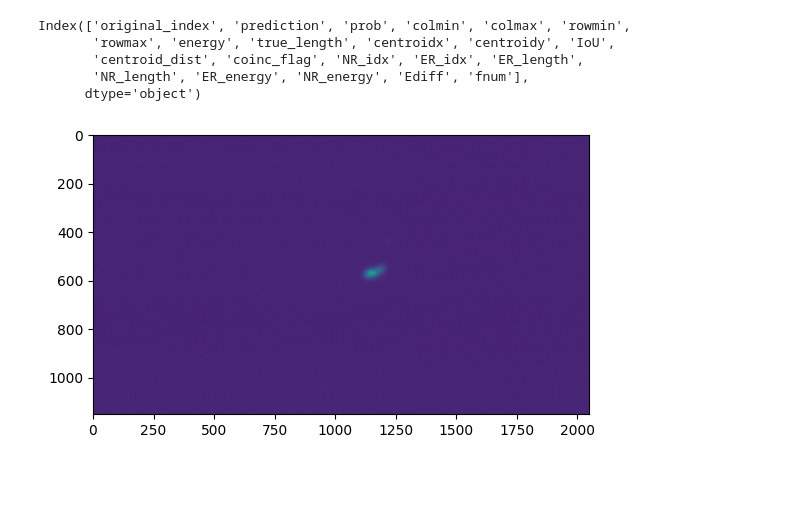
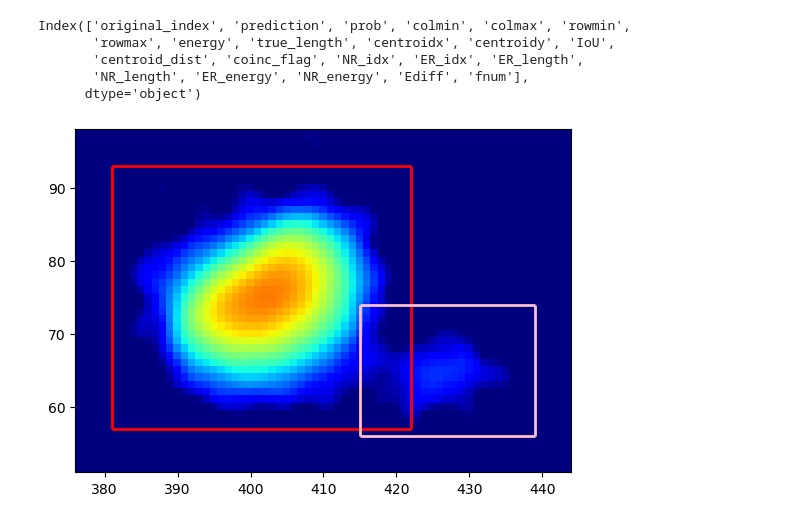
Before and after one commit to jschuel/migYOLO, a Jupyter notebook: migYOLO/main/Migdal_skim_visualization.ipynb, the cells around one changed output. Cells and saved outputs as stored; diff of their text form; code cells hidden in the pictures; blank space fills up the shorter version.

```diff
--- a/migYOLO/main/Migdal_skim_visualization.ipynb
+++ b/migYOLO/main/Migdal_skim_visualization.ipynb
@@ -90,14 +110,29 @@ def quick_read(MTIFF_file,frame_index):
         image = tif.asarray(key=frame_index)
     return image
 # %%
-def plot_event(df,i):
+def plot_event(df,i,process_image):
     tmp = df.iloc[i]
     imfile_basename = 'Images_batch_'
     imname = imagepath+'/'+imfile_basename+str(tmp['fnum'])+'.MTIFF'
     im = quick_read(imname,tmp['original_index'])
-    plt.imshow(im)
-    return im
+    if process_image:
+        a = downsample(im)
+        im = a.processedImages
+    im[im<0] = 0
+    plt.imshow(np.log10(im+1),cmap='jet',vmin = 1.4,vmax=4)
+    colors = {0:'pink',1:'cyan',2:'red',3:'yellow',4:'goldenrod',5:'white',6:'green',7:'darkgreen',8:'white'}
+    for cmin,cmax,rmin,rmax,pred in zip(tmp['colmin'],tmp['colmax'],tmp['rowmin'],tmp['rowmax'],tmp['prediction']):
+        plt.hlines(rmin,cmin,cmax,color = colors[pred],lw=2)
+        plt.hlines(rmax,cmin,cmax,color = colors[pred],lw=2)
+        plt.vlines(cmin,rmin,rmax,color = colors[pred],lw=2)
+        plt.vlines(cmax,rmin,rmax,color = colors[pred],lw=2)
+    xmin = tmp['colmin'].min()
+    xmax = tmp['colmax'].max()
+    ymin = tmp['rowmin'].min()
+    ymax = tmp['rowmax'].max()
+    plt.xlim(xmin-5,xmax+5)
+    plt.ylim(ymin-5,ymax+5)
 # %%
-im = plot_event(migs,0)
+plot_event(migs,0,process_image = True)
 # %% [output]
-[figure, old version]
+[figure, new version]
```
Also changed, not shown: parts of 3 cells of this notebook, 1 other file.
